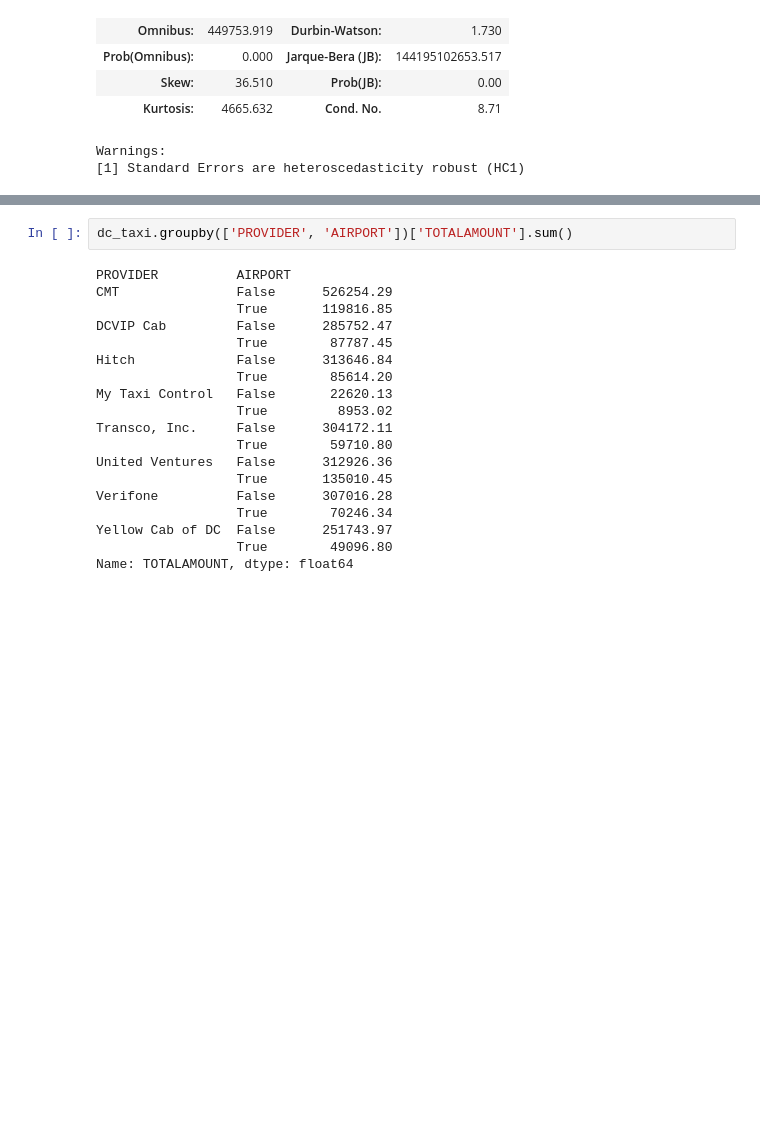
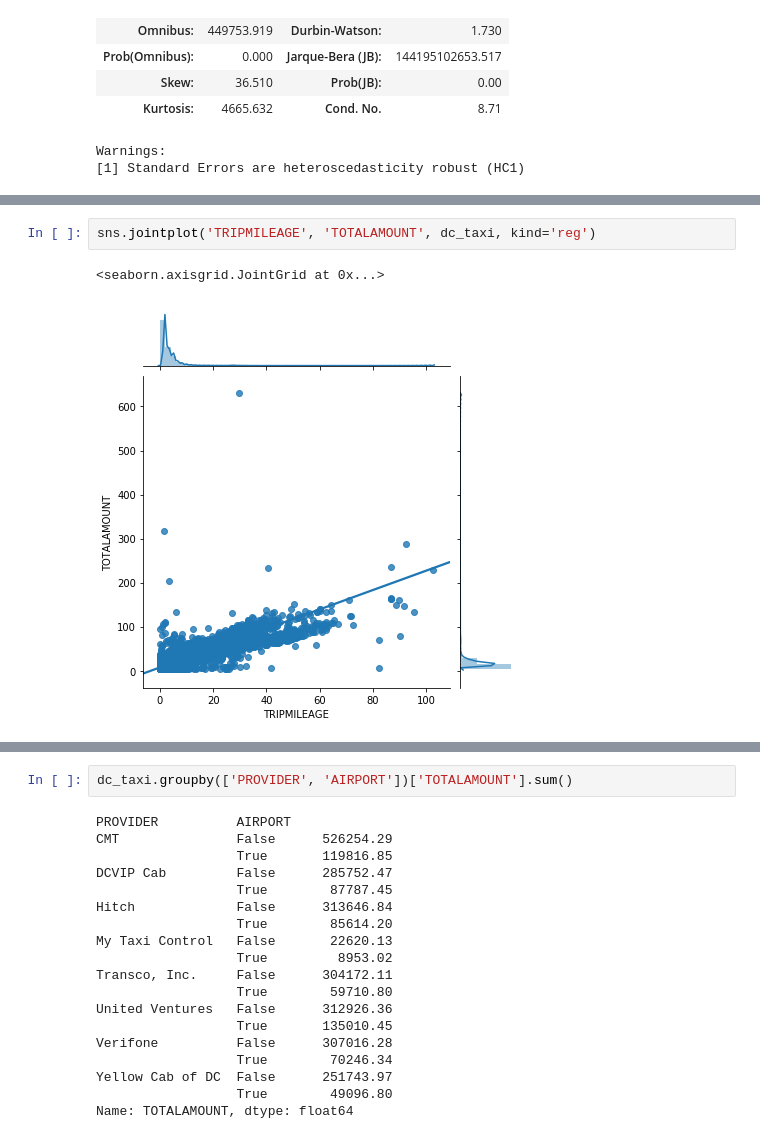
Before and after one commit to keita-dc/FlatironProject4, a Jupyter notebook: DC_taxi_trips.ipynb, the cells around one changed output, grey strips where cells are left out. Drawn from its saved outputs; the diff is of its cells as text; blank space fills up the shorter version.

Commit message:
working onsome visualizations

```diff
--- a/DC_taxi_trips.ipynb
+++ b/DC_taxi_trips.ipynb
@@ -183,2 +200,7 @@ OLS Regression Results
 Warnings:
 [1] Standard Errors are heteroscedasticity robust (HC1)
+# %%
+sns.jointplot('TRIPMILEAGE', 'TOTALAMOUNT', dc_taxi, kind='reg')
+# %% [output]
+<seaborn.axisgrid.JointGrid at 0x...>
+[figure, added]
```
Also changed, not shown: parts of 16 cells of this notebook.
